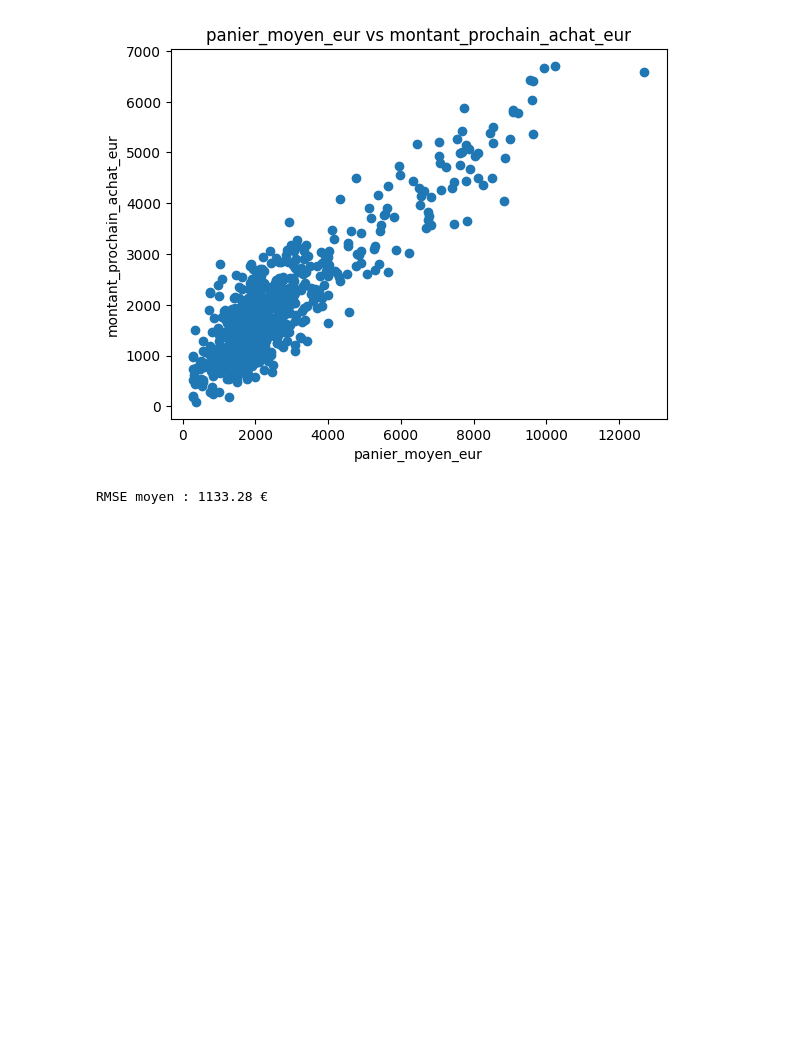
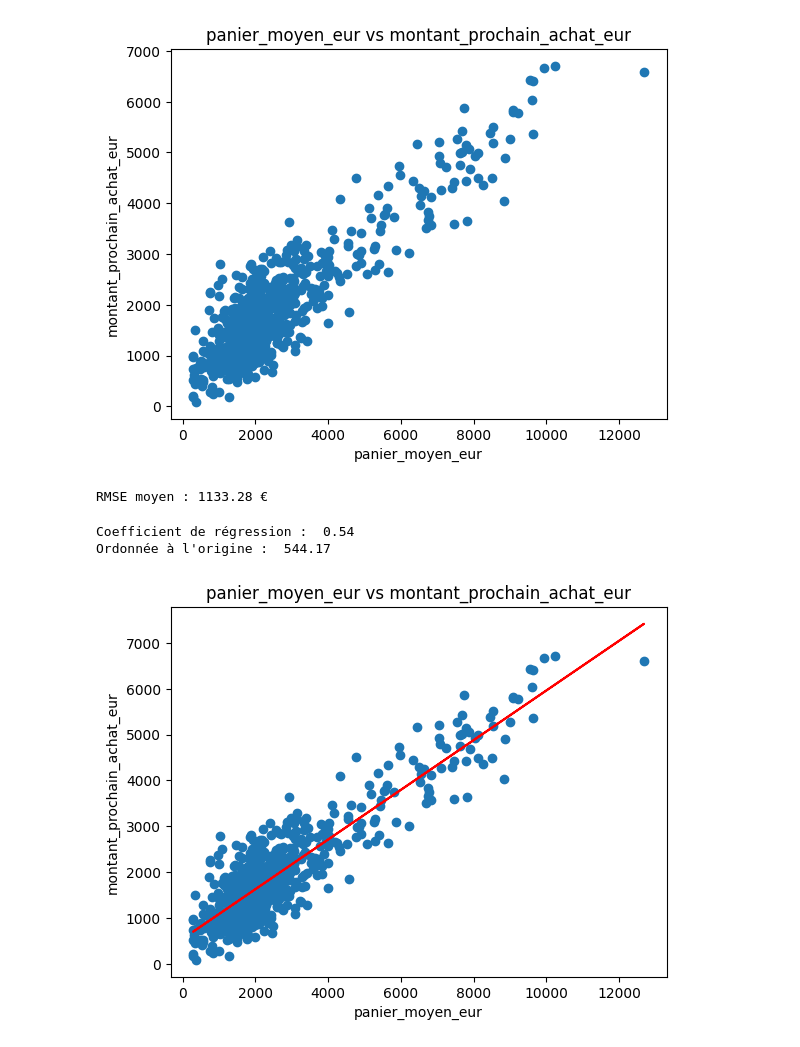
Before and after one commit to maureljean55/atelier-saint-honore, a Jupyter notebook: notebooks/entrainement.ipynb, the cells around one changed output. Saved outputs shown, nothing was run; the diff lists cells and outputs as text; code cells hidden in the pictures; blank space fills up the shorter version.

```diff
--- a/notebooks/entrainement.ipynb
+++ b/notebooks/entrainement.ipynb
@@ -24,7 +24,7 @@ clients
 | 678 | CT80175 | BT24 | 22 | 3 | 1412.0 | 0 | ... |
 679 rows × 13 columns
 # %%
-X = clients[["panier_moyen_eur"]]
+x = clients[["panier_moyen_eur"]]
 y = clients["montant_prochain_achat_eur"]
 
 plt.scatter(X, y)
@@ -40,3 +40,21 @@ rmse_moyen =round(mean_squared_error(y, y_moyen)**0.5,2)
 print("RMSE moyen :", rmse_moyen,"€")
 # %% [output]
 RMSE moyen : 1133.28 €
+# %%
+model = LinearRegression()
+model.fit(x,y)
+y_moyenPredict = model.predict(x)
+print("Coefficient de régression : ", round(model.coef_[0],2))
+print("Ordonnée à l'origine : ",round(model.intercept_, 2))
+# %% [output]
+Coefficient de régression :  0.54
+Ordonnée à l'origine :  544.17
+# %%
+plt.scatter(x,y)
+plt.plot(x,y_moyenPredict, color="red")
+plt.xlabel("panier_moyen_eur")
+plt.ylabel("montant_prochain_achat_eur")
+plt.title("panier_moyen_eur vs montant_prochain_achat_eur")
+plt.show()
+# %% [output]
+[figure, added]
```
